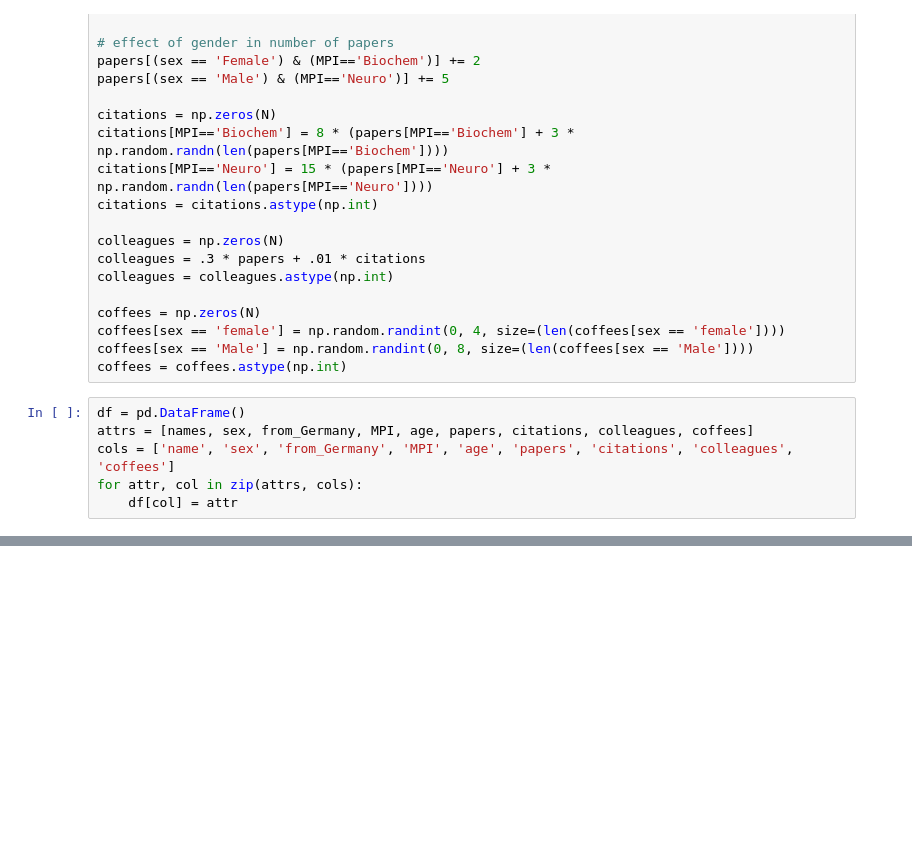
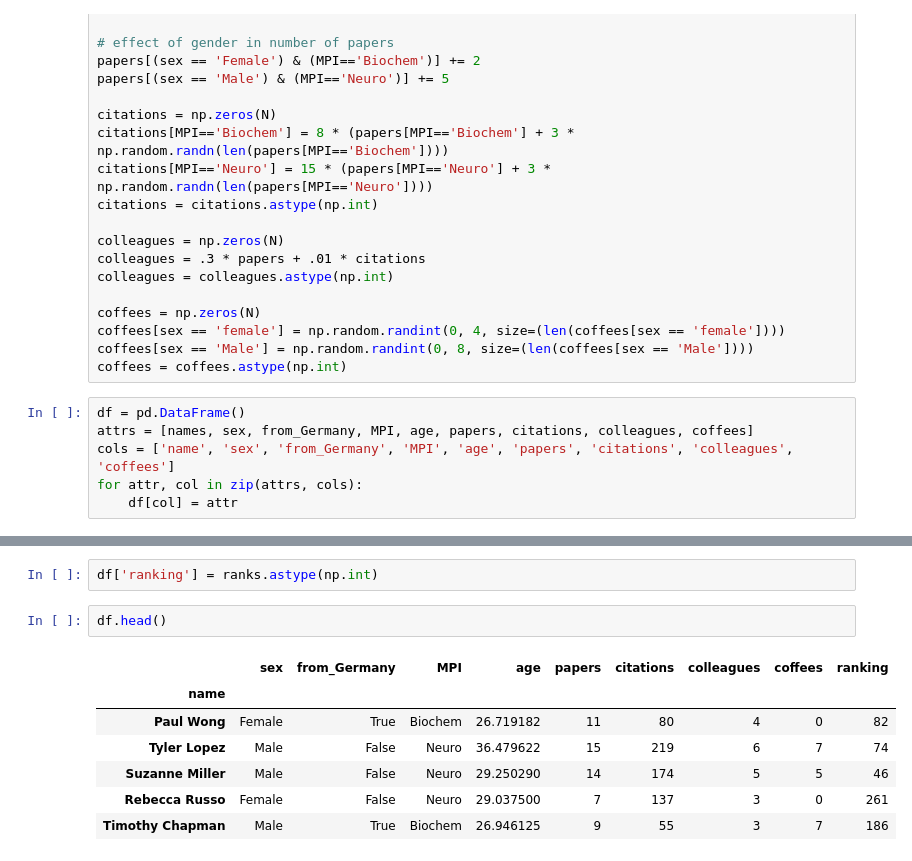
Before and after one commit to mohammadbashiri/MPI-python-workshop-march2019, a Jupyter notebook: OtherStuff.ipynb, the cells around one changed output, grey strips where cells are left out. Cells and saved outputs as stored; diff of their text form; blank space fills up the shorter version.

```diff
--- a/OtherStuff.ipynb
+++ b/OtherStuff.ipynb
@@ -155,0 +246,12 @@ for attr, col in zip(attrs, cols):
+# %%
+df['ranking'] = ranks.astype(np.int)
+# %%
+df.head()
+# %% [output]
+|  | sex | from_Germany | MPI | age | papers | citations | colleagues | coffees | ranking |
+| name |  |  |  |  |  |  |  |  |  |
+| Paul Wong | Female | True | Biochem | 26.719182 | 11 | 80 | 4 | 0 | 82 |
+| Tyler Lopez | Male | False | Neuro | 36.479622 | 15 | 219 | 6 | 7 | 74 |
+| Suzanne Miller | Male | False | Neuro | 29.250290 | 14 | 174 | 5 | 5 | 46 |
+| Rebecca Russo | Female | False | Neuro | 29.037500 | 7 | 137 | 3 | 0 | 261 |
+| Timothy Chapman | Male | True | Biochem | 26.946125 | 9 | 55 | 3 | 7 | 186 |
```
Also changed, not shown: parts of 33 cells of this notebook, 5 other files.
